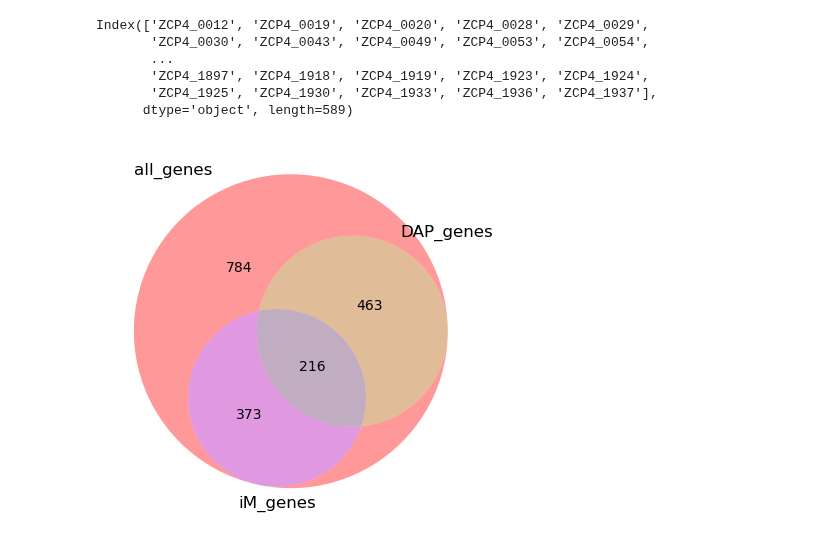
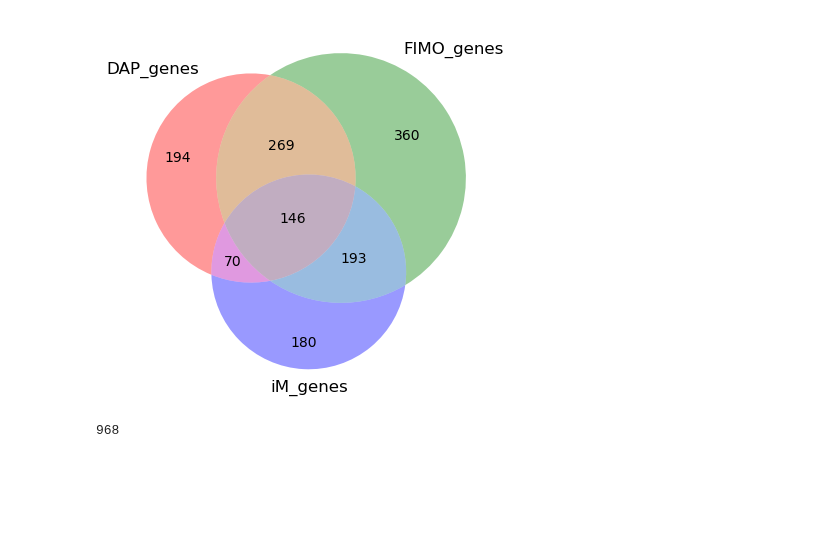
Before and after one commit to cristalzucsd/iModulonMiner, a Jupyter notebook: 6_plotting/3_plotting_DAP_seq_and_iM_overall_coverage.ipynb, the cells around one changed output. Saved outputs shown, nothing was run; the diff lists cells and outputs as text; code cells hidden in the pictures; blank space fills up the shorter version.

Commit message:
plotting and figure updates

```diff
--- a/6_plotting/3_plotting_DAP_seq_and_iM_overall_coverage.ipynb
+++ b/6_plotting/3_plotting_DAP_seq_and_iM_overall_coverage.ipynb
@@ -9,22 +9,21 @@ from matplotlib_venn import venn3
 
 TRN_df = pd.read_csv('../data/external/TRN.csv', index_col = 0)
 ica_data = load_json_model('../data/interim/zmo_raw.json.gz')
-# %%
-df = ica_data.gene_table.fillna(0)
-# %% [output]
-Index(['ZCP4_0012', 'ZCP4_0019', 'ZCP4_0020', 'ZCP4_0028', 'ZCP4_0029',
-       'ZCP4_0030', 'ZCP4_0043', 'ZCP4_0049', 'ZCP4_0053', 'ZCP4_0054',
-       ...
-       'ZCP4_1897', 'ZCP4_1918', 'ZCP4_1919', 'ZCP4_1923', 'ZCP4_1924',
-       'ZCP4_1925', 'ZCP4_1930', 'ZCP4_1933', 'ZCP4_1936', 'ZCP4_1937'],
-      dtype='object', length=589)
 # %%
 all_genes = set(ica_data.gene_table.index)
 DAP_genes = set(TRN_df.gene_id)
+df = ica_data.gene_table.fillna(0)
 iM_genes = set(df[df['iMs'] != 0].index)
+df = ica_data.gene_table
+FIMO_genes = set(df[[len(val) > 2 for val in ica_data.gene_table['FIMO_regulators']]].index)
 
-venn3([all_genes, DAP_genes, iM_genes], ('all_genes', 'DAP_genes', 'iM_genes'))
+
+venn3([DAP_genes, FIMO_genes, iM_genes], ('DAP_genes', 'FIMO_genes', 'iM_genes'))
 plt.savefig('../figures/venn3_overlap.pdf', transparent = True)
 plt.show()
 # %% [output]
-[figure, old version]
+[figure, new version]
+# %%
+len(FIMO_genes)
+# %% [output]
+968
```
Also changed, not shown: 2 other files.
